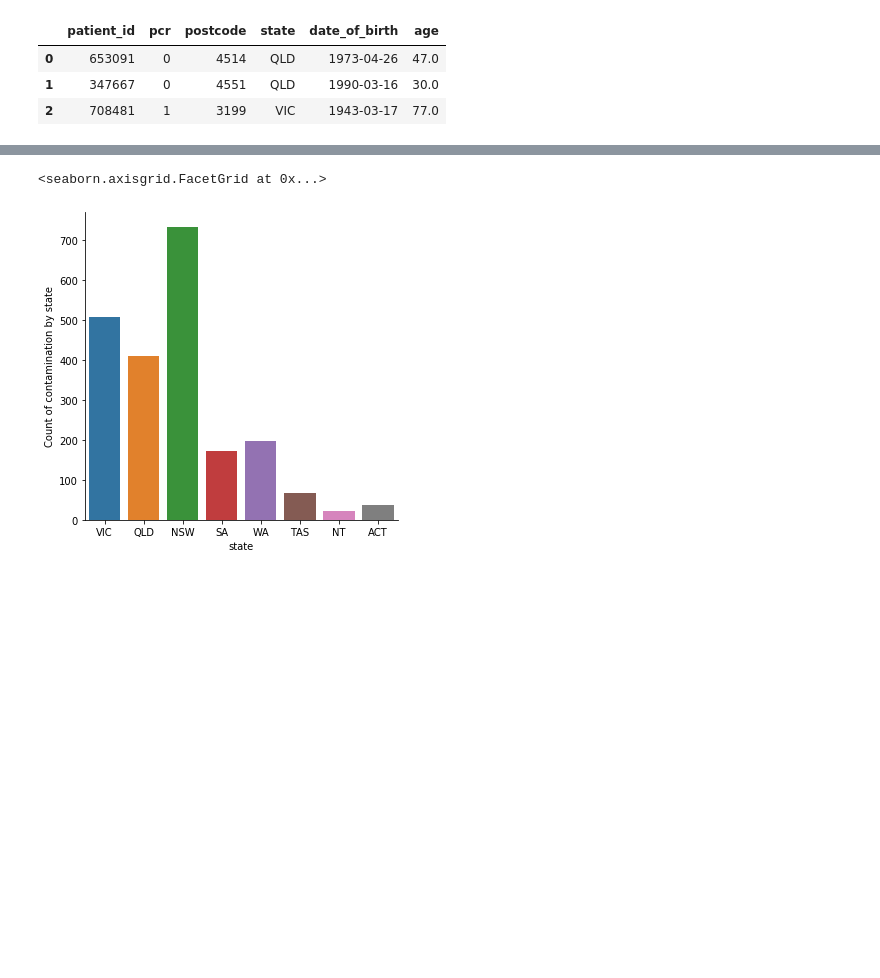
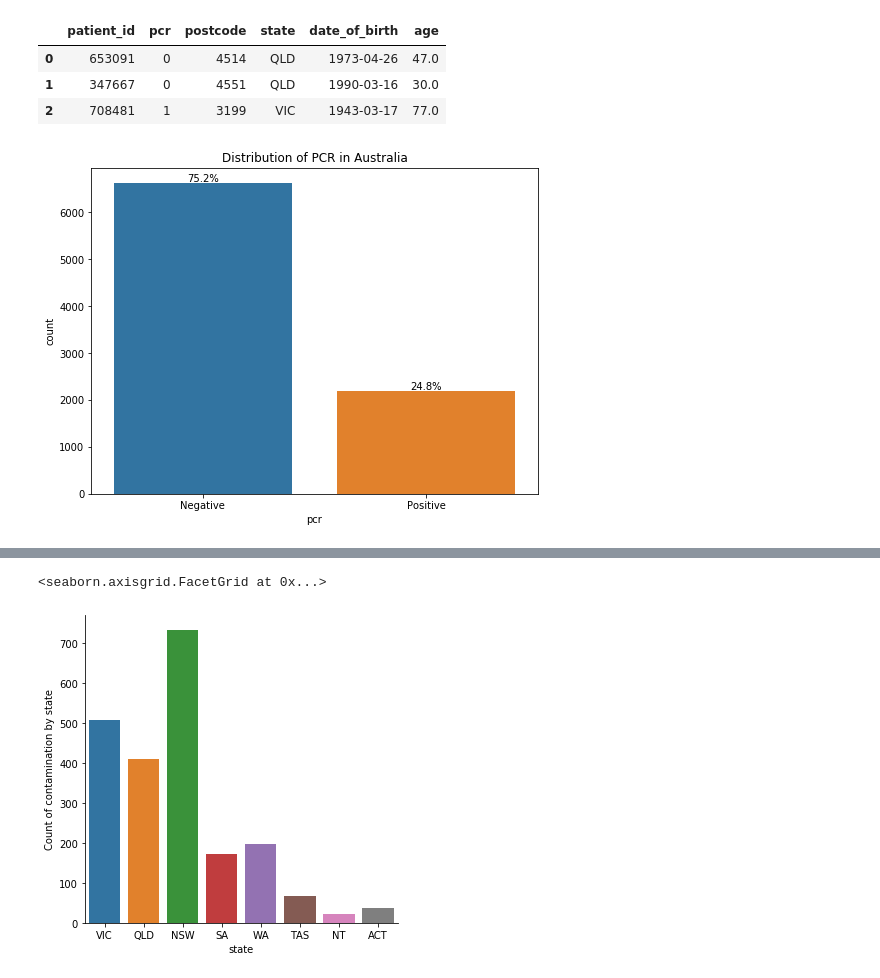
Before and after one commit to Y-EK/Data_Analytics_Python_Covid-19, a Jupyter notebook: data_analytics_NB.ipynb, the cells around one changed output, grey strips where cells are left out. Saved outputs shown, nothing was run; the diff lists cells and outputs as text; code cells hidden in the pictures; blank space fills up the shorter version.

```diff
--- a/data_analytics_NB.ipynb
+++ b/data_analytics_NB.ipynb
@@ -15,3 +16,23 @@ df_final = script_fds.get_final_ds(df_patient, df_pcr)
 | 0 | 653091 | 0 | 4514 | QLD | 1973-04-26 | 47.0 |
 | 1 | 347667 | 0 | 4551 | QLD | 1990-03-16 | 30.0 |
 | 2 | 708481 | 1 | 3199 | VIC | 1943-03-17 | 77.0 |
+# %%
+plt.figure(figsize=(8,6))
+
+plt.title('Distribution of PCR in Australia')
+plt.xlabel('pcr')
+plt.ylabel('Count')
+
+df_final_pcr = df_final[['pcr']]
+ncount = len(df_final_pcr)
+labels = ['Negative', 'Positive']
+ax = sns.countplot(x="pcr", data=df_final_pcr)
+ax.set_xticklabels(labels, rotation='horizontal', fontsize=10)
+
+for p in ax.patches:
+    x=p.get_bbox().get_points()[:,0]
+    y=p.get_bbox().get_points()[1,1]
+    ax.annotate('{:.1f}%'.format(100.*y/ncount), (x.mean(), y),
+            ha='center', va='bottom') # set the alignment of the text
+# %% [output]
+[figure, added]
```
Also changed, not shown: parts of 7 cells of this notebook.
